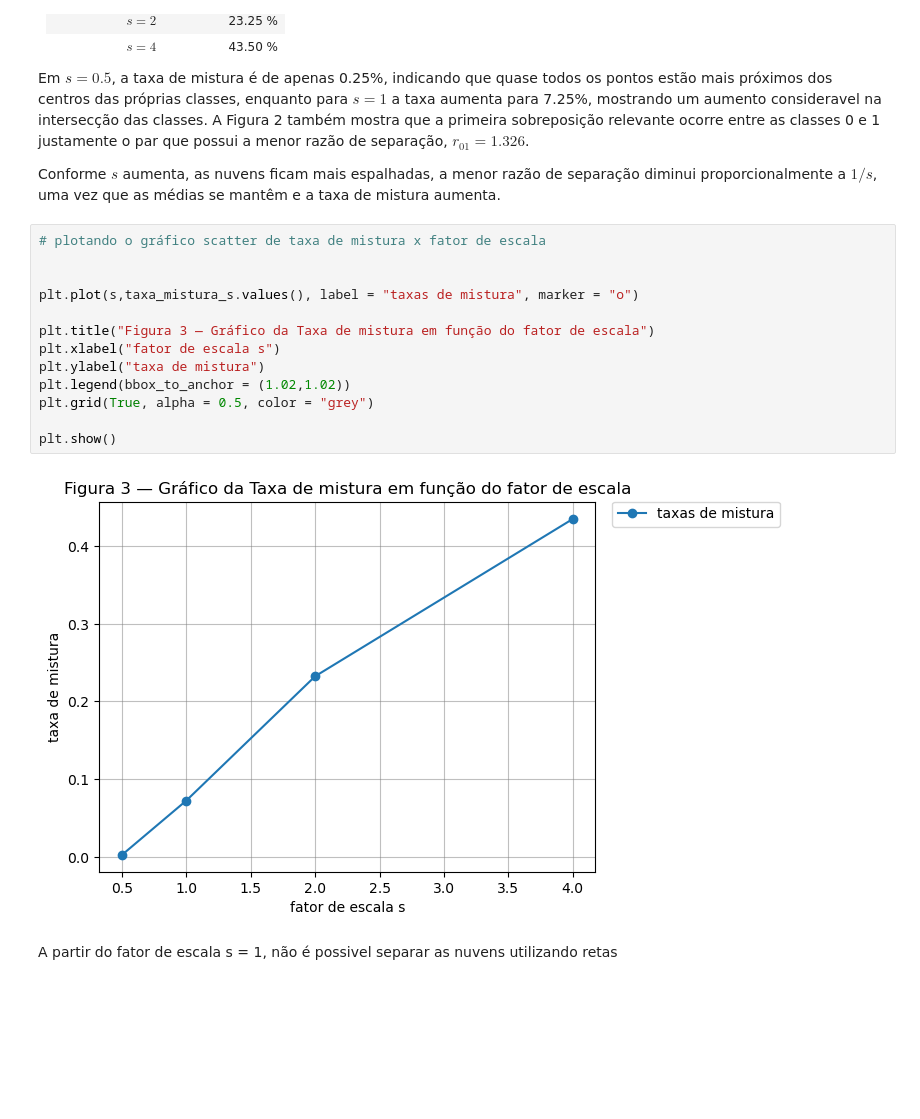
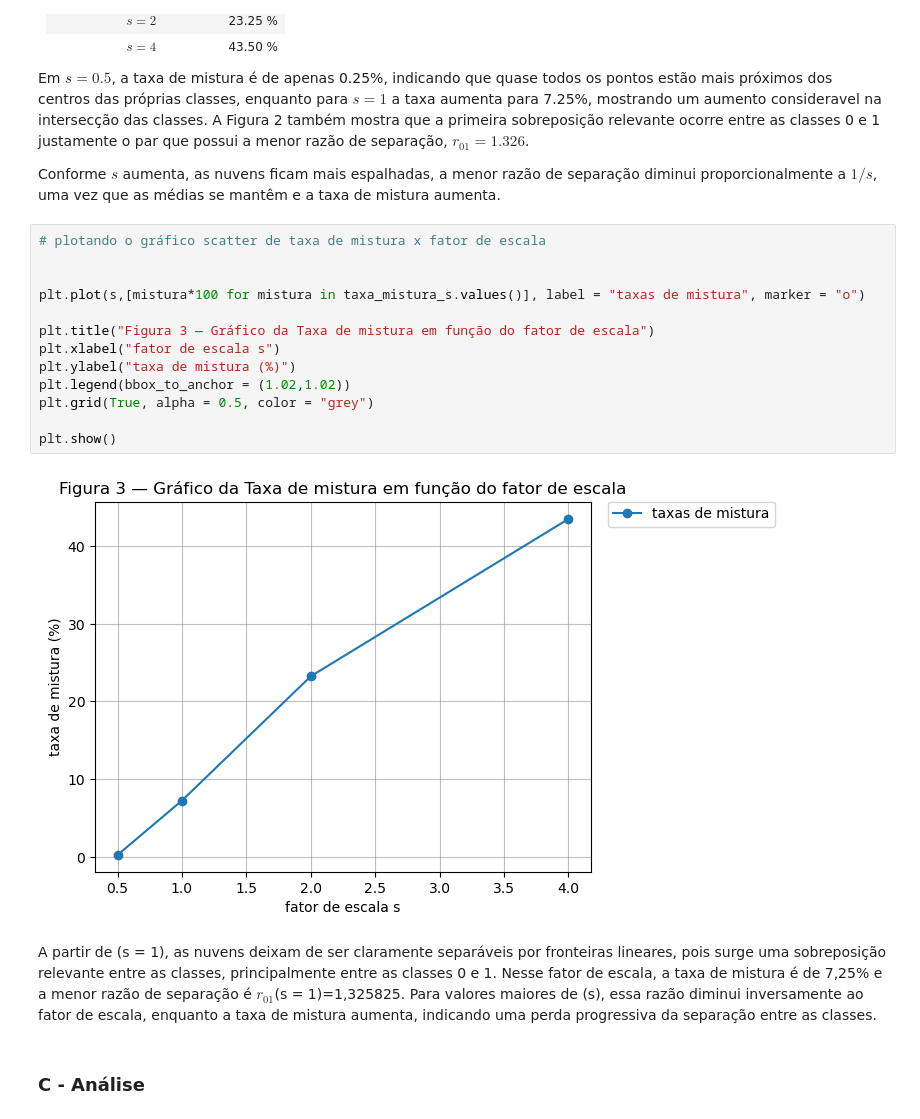
Before and after one commit to RafaelKauffmann/ann-dl, a Jupyter notebook: docs/exercicios/exercicio_1.ipynb, the cells around one changed output. Cells and saved outputs as stored; diff of their text form; blank space fills up the shorter version.

```diff
--- a/docs/exercicios/exercicio_1.ipynb
+++ b/docs/exercicios/exercicio_1.ipynb
@@ -415,17 +444,19 @@ Conforme $s$ aumenta, as nuvens ficam mais espalhadas, a menor razão de separa
 # %%
 # plotando o gráfico scatter de taxa de mistura x fator de escala
 
 
-plt.plot(s,taxa_mistura_s.values(), label = "taxas de mistura", marker = "o")
+plt.plot(s,[mistura*100 for mistura in taxa_mistura_s.values()], label = "taxas de mistura", marker = "o")
 
 plt.title("Figura 3 — Gráfico da Taxa de mistura em função do fator de escala")
 plt.xlabel("fator de escala s")
-plt.ylabel("taxa de mistura")
+plt.ylabel("taxa de mistura (%)")
 plt.legend(bbox_to_anchor = (1.02,1.02))
 plt.grid(True, alpha = 0.5, color = "grey")
 
 plt.show()
 # %% [output]
-[figure, old version]
+[figure, new version]
 # %% [markdown]
-A partir do fator de escala s = 1, não é possivel separar as nuvens utilizando retas
+A partir de \(s = 1\), as nuvens deixam de ser claramente separáveis por fronteiras lineares, pois surge uma sobreposição relevante entre as classes, principalmente entre as classes 0 e 1. Nesse fator de escala, a taxa de mistura é de 7,25\% e a menor razão de separação é $r_{01}$(s = 1)=1,325825. Para valores maiores de \(s\), essa razão diminui inversamente ao fator de escala, enquanto a taxa de mistura aumenta, indicando uma perda progressiva da separação entre as classes.
+# %% [markdown]
+### C - Análise
```
Also changed, not shown: parts of 7 cells of this notebook, 1 other file.
